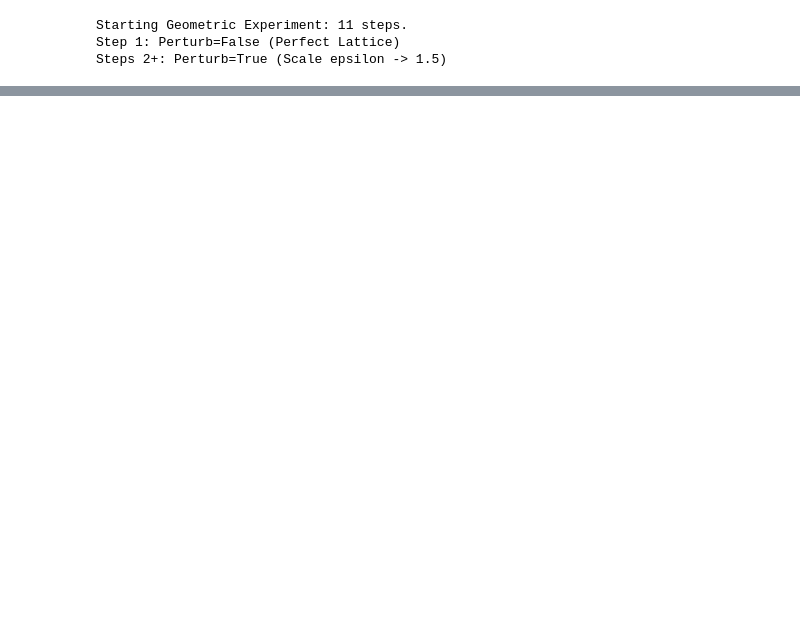
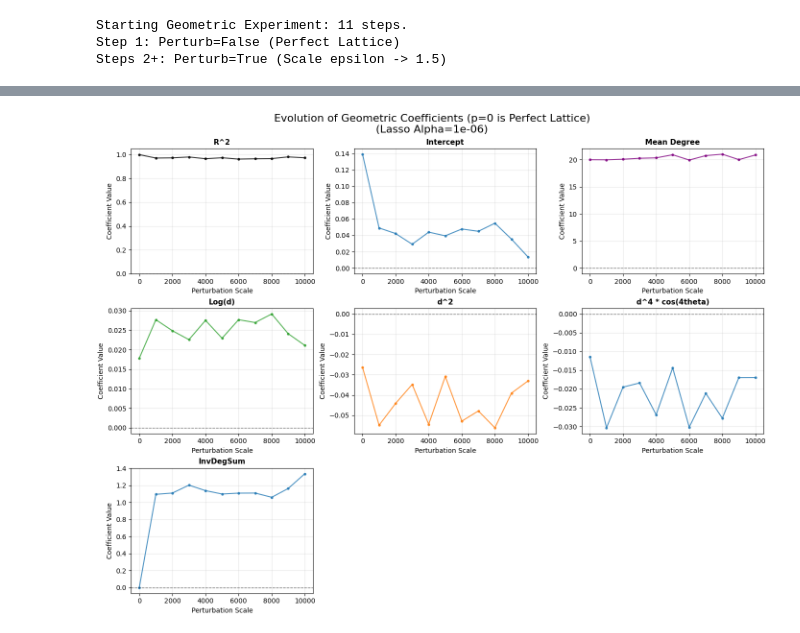
Before and after one commit to FilipRupchin/Random-Geometric-Graphs-and-Effective-Resistance, a Jupyter notebook: CoefficientsVsJiggle.ipynb, the cells around one changed output, grey strips where cells are left out. Drawn from its saved outputs; the diff is of its cells as text; code cells hidden in the pictures; blank space fills up the shorter version.

```diff
--- a/CoefficientsVsJiggle.ipynb
+++ b/CoefficientsVsJiggle.ipynb
@@ -19,17 +19,17 @@ from RGG_Library import RGGBuilder
 # --------------------------------------------------------------------------------
 # CONFIGURATION
 # --------------------------------------------------------------------------------
-space_ = "torus"
+space_ = "square_torus"
 use_angles = True
-perturb_radius_multiplier_ = 1.2
+perturb_radius_multiplier_ = 1.13
 
 # Experiment Range: 0.0, then 0.02 to 1.5
 perturb_values = np.concatenate(([0.0], np.arange(1000, 11000, 1000)))
 
 # Fixed Graph Parameters
-N_NODES = 1024
+N_NODES = 256
 K_NEIGHBORS = 20
-N_SAMPLES = 2000
+N_SAMPLES = 1000
 LASSO_ALPHA = 1e-6
 
 # --------------------------------------------------------------------------------
@@ -37,14 +37,13 @@ LASSO_ALPHA = 1e-6
 # --------------------------------------------------------------------------------
 def get_coefficients_for_perturbation(perturb_val, iteration_seed):
     """
-    Generates a graph with specific perturbation, runs Lasso,
-    and returns the dictionary of Real (Unscaled) Coefficients.
+    Generates a graph, runs Lasso, and returns Real Coefs + Intercept + Mean Degree.
     """
 
-    # --- LOGIC UPDATE: Handle p=0 explicitly ---
+    # --- 1. Graph Generation ---
     if perturb_val == 0.0:
         is_perturbed = False
-        current_scale = 0.0 # Placeholder, won't be used
+        current_scale = 0.0
     else:
         is_perturbed = True
         current_scale = perturb_val
@@ -72,7 +71,11 @@ def get_coefficients_for_perturbation(perturb_val, iteration_seed):
 
     Gsub = nx.convert_node_labels_to_integers(Gsub, ordering="sorted")
 
-    # 2. Sample Data
+    # --- NEW: Calculate Mean Degree ---
+    # (2 * edges) / nodes
+    mean_degree = 2 * Gsub.number_of_edges() / Gsub.number_of_nodes()
+
+    # --- 2. Sample Data ---
     random.seed(iteration_seed)
     np.random.seed(iteration_seed)
 
@@ -88,41 +91,22 @@ def get_coefficients_for_perturbation(perturb_val, iteration_seed):
         )
         angles = np.zeros_like(dists)
 
-    # 3. Feature Engineering
+    # --- 3. Feature Engineering ---
     safe_dists = dists.copy()
     safe_dists[safe_dists == 0] = 1e-9
 
-
+    # Define features based on perturbation state
     if is_perturbed == False:
-        # --- PURE GEOMETRIC FEATURES ONLY ---
         feature_dict = {
             "Log(d)": np.log(safe_dists),
             "d^2": dists**2,
-
-            # Global Geometry
             "d^4 * cos(4theta)": dists**4 * np.cos(4*angles),
-            "d^8 * cos(8theta)": dists**8 * np.cos(8*angles),
-            #"d^12 * cos(12theta)": dists**12 * np.cos(12*angles),
-
-            # Local Artifacts (Should stay zero/low)
-            "1/d^4 * cos(4theta)": (1/(safe_dists**4)) * np.cos(4*angles),
-            #"1/d^8 * cos(8theta)": (1/(safe_dists**8)) * np.cos(8*angles),
-            #"1/d^12 * cos(12theta)": (1/(safe_dists**12)) * np.cos(12*angles),
         }
-
     else:
         feature_dict = {
             "Log(d)": np.log(safe_dists),
             "d^2": dists**2,
-
-            # Global Geometry
             "d^4 * cos(4theta)": dists**4 * np.cos(4*angles),
-            "d^8 * cos(8theta)": dists**8 * np.cos(8*angles),
-
-            # Local Artifacts (Should stay zero/low)
-            "1/d^4 * cos(4theta)": (1/(safe_dists**4)) * np.cos(4*angles),
-
-            # New Regime
             "InvDegSum": degs,
         }
 
@@ -130,7 +114,7 @@ def get_coefficients_for_perturbation(perturb_val, iteration_seed):
     X = np.column_stack(list(feature_dict.values()))
     y = res
 
-    # 4. Lasso Regression
+    # --- 4. Lasso Regression ---
     model = make_pipeline(
         StandardScaler(),
         Lasso(alpha=LASSO_ALPHA, max_iter=50000, tol=1e-4)
@@ -139,8 +123,10 @@ def get_coefficients_for_perturbation(perturb_val, iteration_seed):
     with warnings.catch_warnings():
         warnings.simplefilter("ignore")
         model.fit(X, y)
+        # --- NEW: Calculate R^2 Score ---
+        r2_score = model.score(X, y)
 
-    # 5. Extract Unscaled Coefficients
+    # --- 5. Extract Unscaled Coefficients & Intercept ---
     lasso = model.named_steps['lasso']
     scaler = model.named_steps['standardscaler']
 
@@ -148,20 +134,30 @@ def get_coefficients_for_perturbation(perturb_val, iteration_seed):
     sigmas[sigmas == 0] = 1.0
 
     real_coefs = lasso.coef_ / sigmas
+    real_intercept = lasso.intercept_ - np.dot(real_coefs, scaler.mean_)
 
-    return dict(zip(feature_names, real_coefs))
+    # Create result dictionary
+    results = dict(zip(feature_names, real_coefs))
+
+    # Add metadata
+    results["Intercept"] = real_intercept
+    results["Mean Degree"] = mean_degree
+    results["R^2"] = r2_score  # <--- Added
+
+    return results
 
 # --------------------------------------------------------------------------------
 # MAIN EXECUTION LOOP
 # --------------------------------------------------------------------------------
 
 history = {key: [] for key in [
+    "R^2",
+    "Intercept",
+    "Mean Degree",
     "Log(d)",
     "d^2",
     "d^4 * cos(4theta)",
-    "d^8 * cos(8theta)",
-    "1/d^4 * cos(4theta)",
-    "InvDegSum"
+    "InvDegSum",
 ]}
 
 print(f"Starting Geometric Experiment: {len(perturb_values)} steps.")
@@ -198,11 +194,14 @@ for i, feature_name in enumerate(features_to_plot):
     ax = axes[i]
     y_vals = history[feature_name]
 
-    # Color coding
-    color = 'tab:blue'
-    if "Log" in feature_name: color = 'tab:green'      # Source
-    elif "1/" in feature_name: color = 'tab:red'       # Artifact
-    elif "^2" in feature_name: color = 'tab:orange'    # Background
+    if feature_name == "R^2":
+        color = 'black'
+        ax.set_ylim(0, 1.05)
+    elif "Log" in feature_name: color = 'tab:green'
+    elif "1/" in feature_name: color = 'tab:red'
+    elif "^2" in feature_name: color = 'tab:orange'
+    elif "Degree" in feature_name: color = 'purple'
+    else: color = 'tab:blue'
 
     ax.plot(perturb_vals_plotted, y_vals, marker='o', markersize=3, linewidth=1.5, color=color, alpha=0.8)
     ax.axhline(0, color='black', linestyle='--', linewidth=1, alpha=0.5)
@@ -224,0 +223 @@ KeyboardInterrupt:
+[figure, added]
```
Also changed, not shown: parts of 2 cells of this notebook, 4 other files.
